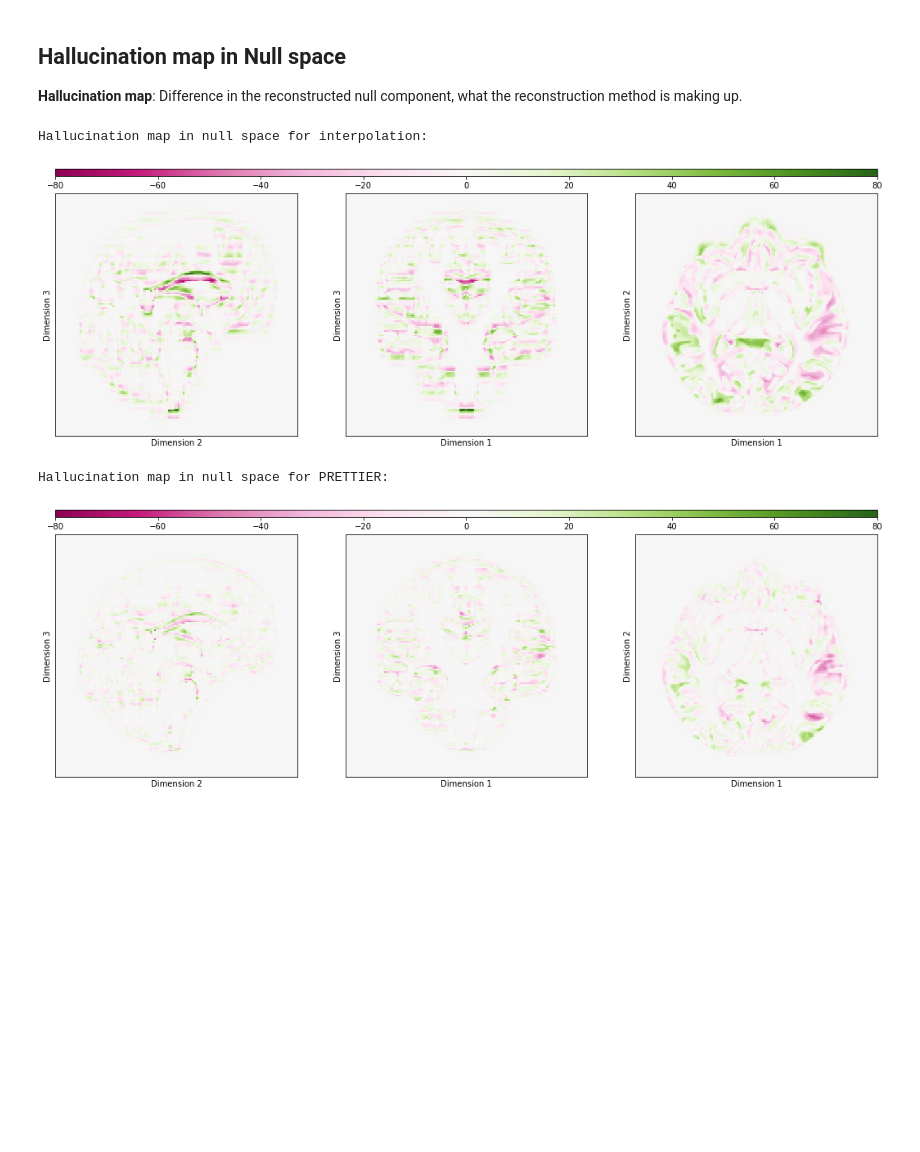
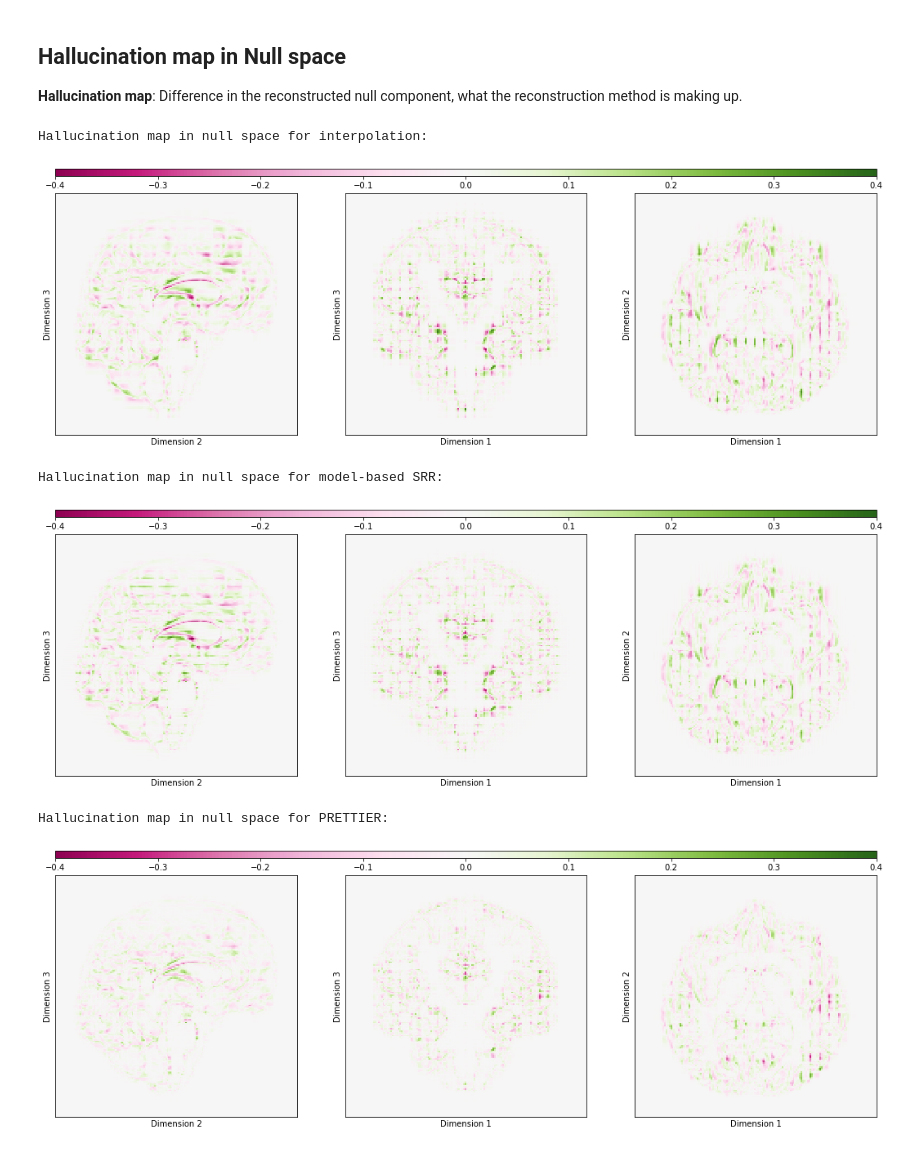
Before and after one commit to diagiraldo/null_space_projections, a Jupyter notebook: example.ipynb, the cells around one changed output. Drawn from its saved outputs; the diff is of its cells as text; code cells hidden in the pictures; blank space fills up the shorter version.

```diff
--- a/example.ipynb
+++ b/example.ipynb
@@ -153,0 +218,3 @@ Interpolation projected onto Null space:
+# %%
+rec = rec.detach()
+show_orthoslices(rec.numpy().squeeze(), IMG_cross)
@@ -153,0 +223,10 @@ Interpolation projected onto Null space:
+# %%
+rec_x_null = wilson_barret(
+    M,
+    rec,
+    step = alpha,
+    tolerance = 0.01,
+    max_iter = 40,
+    print_info = False,
+)
+rec_x_meas = rec - rec_x_null
@@ -156,7 +246,7 @@ Interpolation projected onto Null space:
 # %%
 # PRETTIER
 PRETTIER_REC = nib.load(os.path.join(cwd_path, 'demo_data', 'prettierEDSR_synth.nii.gz'))
-prettier_x = torch.from_numpy(PRETTIER_REC.get_fdata()).float().unsqueeze(0).unsqueeze(0)
+prettier_x = torch.from_numpy(PRETTIER_REC.get_fdata()/IMG_maxint).float().unsqueeze(0).unsqueeze(0)
 # %%
 show_orthoslices(prettier_x.numpy().squeeze(), IMG_cross)
 # %% [output]
@@ -188,15 +278,21 @@ PRETTIER projected onto Null space:
 **Hallucination map**: Difference in the reconstructed null component, what the reconstruction method is making up.
 # %%
 interp_hm_null = (interp_x_null != 0)*(interp_x_null - x_null)
+mbSRR_hm_null = (rec_x_null != 0)*(rec_x_null - x_null)
 prettier_hm_null = (prettier_x_null != 0)*(prettier_x_null - x_null)
 # %%
 print("Hallucination map in null space for interpolation:")
-show_orthoslices(interp_hm_null.numpy().squeeze(), IMG_cross, cmap = "PiYG", vmin = -80, vmax = 80)
+show_orthoslices(interp_hm_null.numpy().squeeze(), IMG_cross, cmap = "PiYG", vmin = -0.4, vmax = 0.4)
+
+print("Hallucination map in null space for model-based SRR:")
+show_orthoslices(mbSRR_hm_null.numpy().squeeze(), IMG_cross, cmap = "PiYG", vmin = -0.4, vmax = 0.4)
 
 print("Hallucination map in null space for PRETTIER:")
-show_orthoslices(prettier_hm_null.numpy().squeeze(), IMG_cross, cmap = "PiYG", vmin = -80, vmax = 80)
+show_orthoslices(prettier_hm_null.numpy().squeeze(), IMG_cross, cmap = "PiYG", vmin = -0.4, vmax = 0.4)
 # %% [output]
 Hallucination map in null space for interpolation:
-[figure, old version]
+[figure, new version]
-Hallucination map in null space for PRETTIER:
+Hallucination map in null space for model-based SRR:
-[figure, old version]
+[figure, new version]
+Hallucination map in null space for PRETTIER:
+[figure, added]
```
Also changed, not shown: parts of 19 cells of this notebook, 3 other files.
